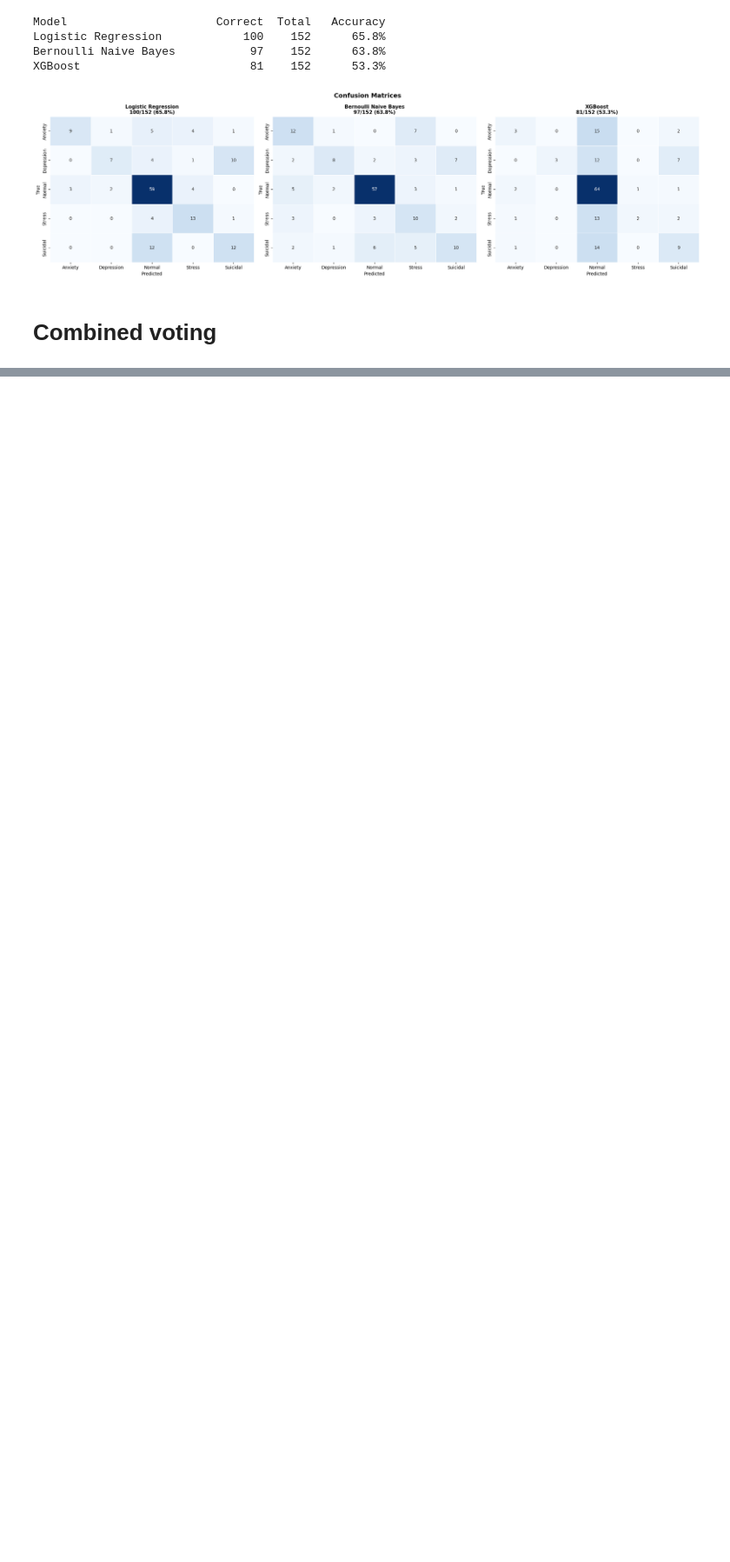
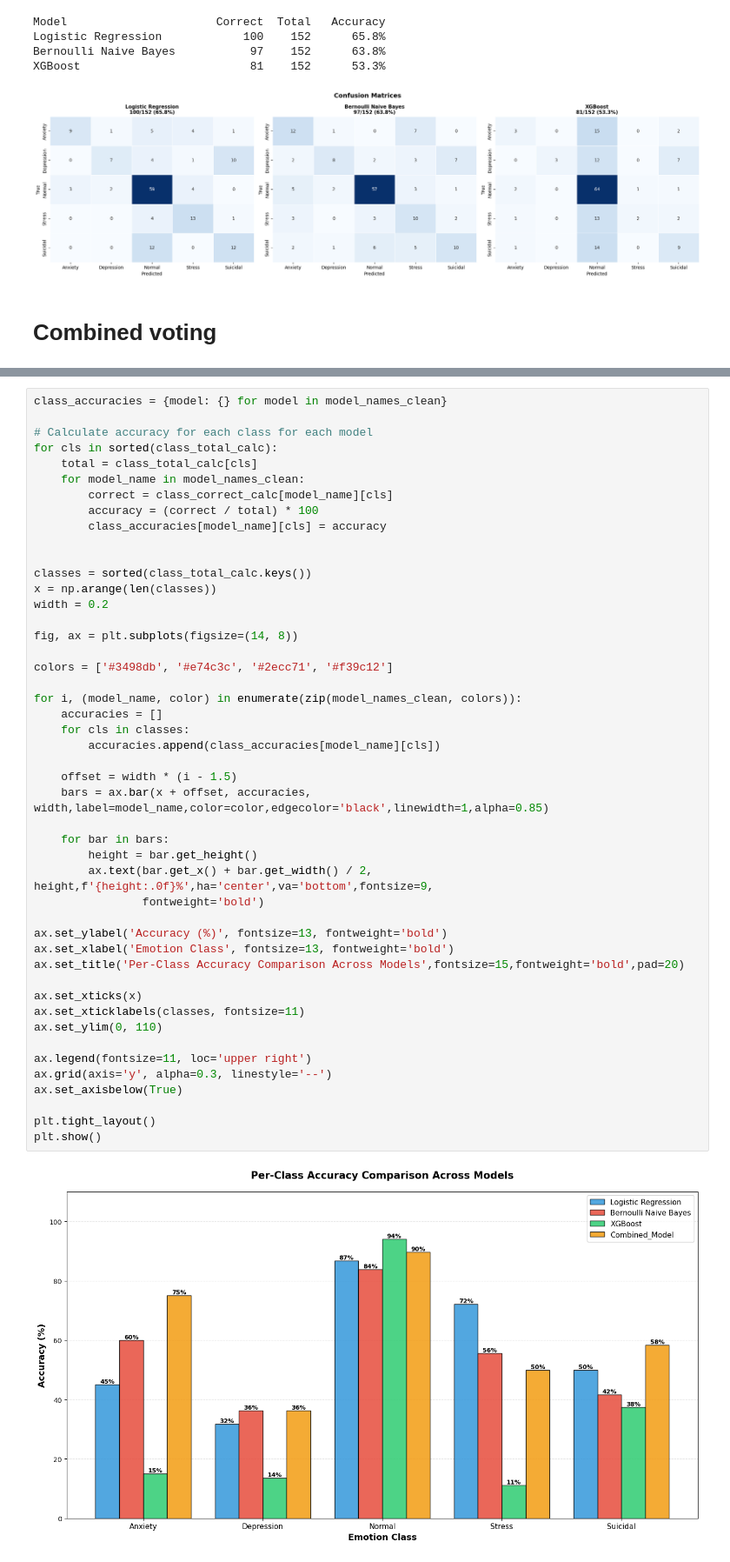
Before and after one commit to RividuPesara/ayu, a Jupyter notebook: notebooks/Sentiment Analysis.ipynb, the cells around one changed output, grey strips where cells are left out. Shown at 87% size. Cells and saved outputs as stored; diff of their text form; blank space fills up the shorter version.

```diff
--- a/notebooks/Sentiment Analysis.ipynb
+++ b/notebooks/Sentiment Analysis.ipynb
@@ -1590,0 +1729,49 @@ def combined_model_predict(texts):
+# %%
+class_accuracies = {model: {} for model in model_names_clean}
+
+# Calculate accuracy for each class for each model
+for cls in sorted(class_total_calc):
+    total = class_total_calc[cls]
+    for model_name in model_names_clean:
+        correct = class_correct_calc[model_name][cls]
+        accuracy = (correct / total) * 100
+        class_accuracies[model_name][cls] = accuracy
+
+
+classes = sorted(class_total_calc.keys())
+x = np.arange(len(classes))
+width = 0.2
+
+fig, ax = plt.subplots(figsize=(14, 8))
+
+colors = ['#3498db', '#e74c3c', '#2ecc71', '#f39c12']
+
+for i, (model_name, color) in enumerate(zip(model_names_clean, colors)):
+    accuracies = []
+    for cls in classes:
+        accuracies.append(class_accuracies[model_name][cls])
+
+    offset = width * (i - 1.5)
+    bars = ax.bar(x + offset, accuracies, width,label=model_name,color=color,edgecolor='black',linewidth=1,alpha=0.85)
+
+    for bar in bars:
+        height = bar.get_height()
+        ax.text(bar.get_x() + bar.get_width() / 2, height,f'{height:.0f}%',ha='center',va='bottom',fontsize=9,
+                fontweight='bold')
+
+ax.set_ylabel('Accuracy (%)', fontsize=13, fontweight='bold')
+ax.set_xlabel('Emotion Class', fontsize=13, fontweight='bold')
+ax.set_title('Per-Class Accuracy Comparison Across Models',fontsize=15,fontweight='bold',pad=20)
+
+ax.set_xticks(x)
+ax.set_xticklabels(classes, fontsize=11)
+ax.set_ylim(0, 110)
+
+ax.legend(fontsize=11, loc='upper right')
+ax.grid(axis='y', alpha=0.3, linestyle='--')
+ax.set_axisbelow(True)
+
+plt.tight_layout()
+plt.show()
+# %% [output]
+[figure, added]
```
Also changed, not shown: parts of 7 cells of this notebook.
